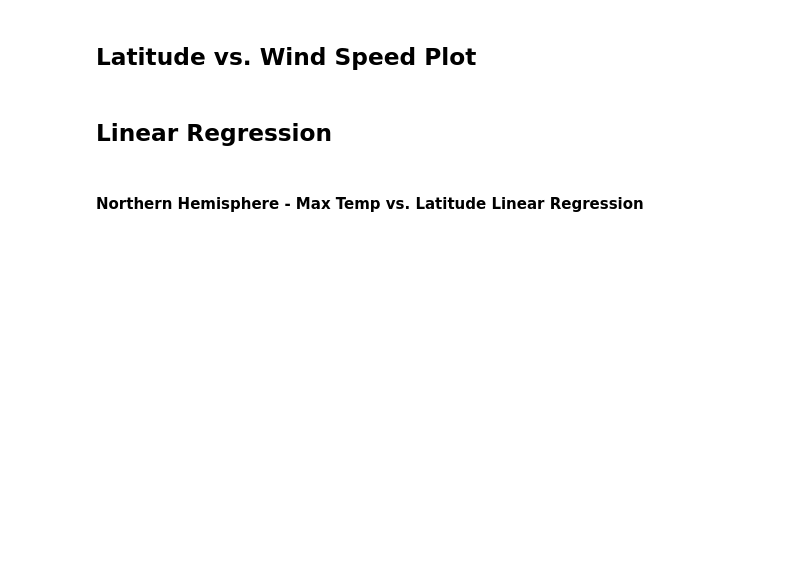
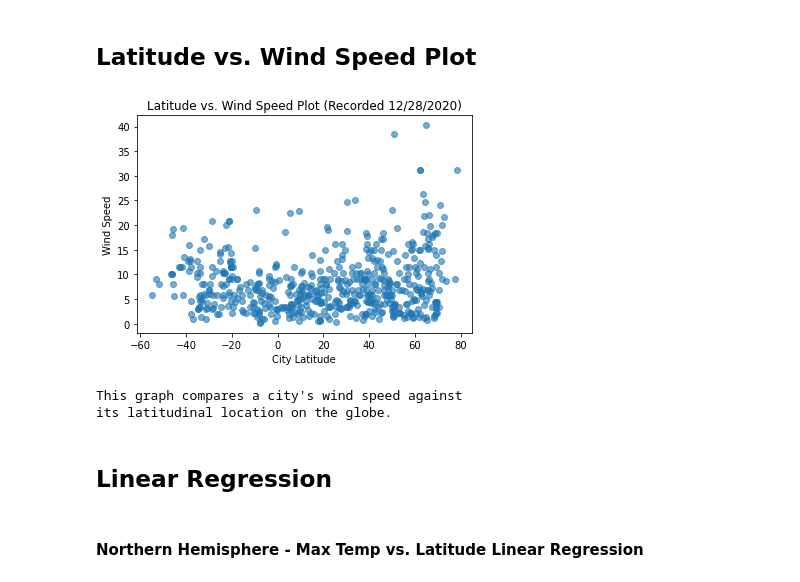
Before and after one commit to SanabuW/python-api-challenge, a Jupyter notebook: WeatherPy/WeatherPy.ipynb, the cells around one changed output. Drawn from its saved outputs; the diff is of its cells as text; code cells hidden in the pictures; blank space fills up the shorter version.

```diff
--- a/WeatherPy/WeatherPy.ipynb
+++ b/WeatherPy/WeatherPy.ipynb
@@ -227,5 +315,19 @@ Skip this step if there are no cities that have humidity > 100%.
 # %% [markdown]
 ## Latitude vs. Wind Speed Plot
+# %%
+x_values = clean_city_data["City Latitude"].tolist()
+y_values = clean_city_data["Wind Speed"].tolist()
+
+plt.scatter(x_values, y_values, alpha=0.60)
+plt.xlabel("City Latitude")
+plt.ylabel("Wind Speed")
+plt.title("Latitude vs. Wind Speed Plot (Recorded 12/28/2020)")
+plt.show()
+print(f'This graph compares a city\'s wind speed against \nits latitudinal location on the globe.')
+# %% [output]
+[figure, added]
+This graph compares a city's wind speed against
+its latitudinal location on the globe.
 # %% [markdown]
 ## Linear Regression
 # %% [markdown]
```
Also changed, not shown: parts of 8 cells of this notebook, 4 other files.
